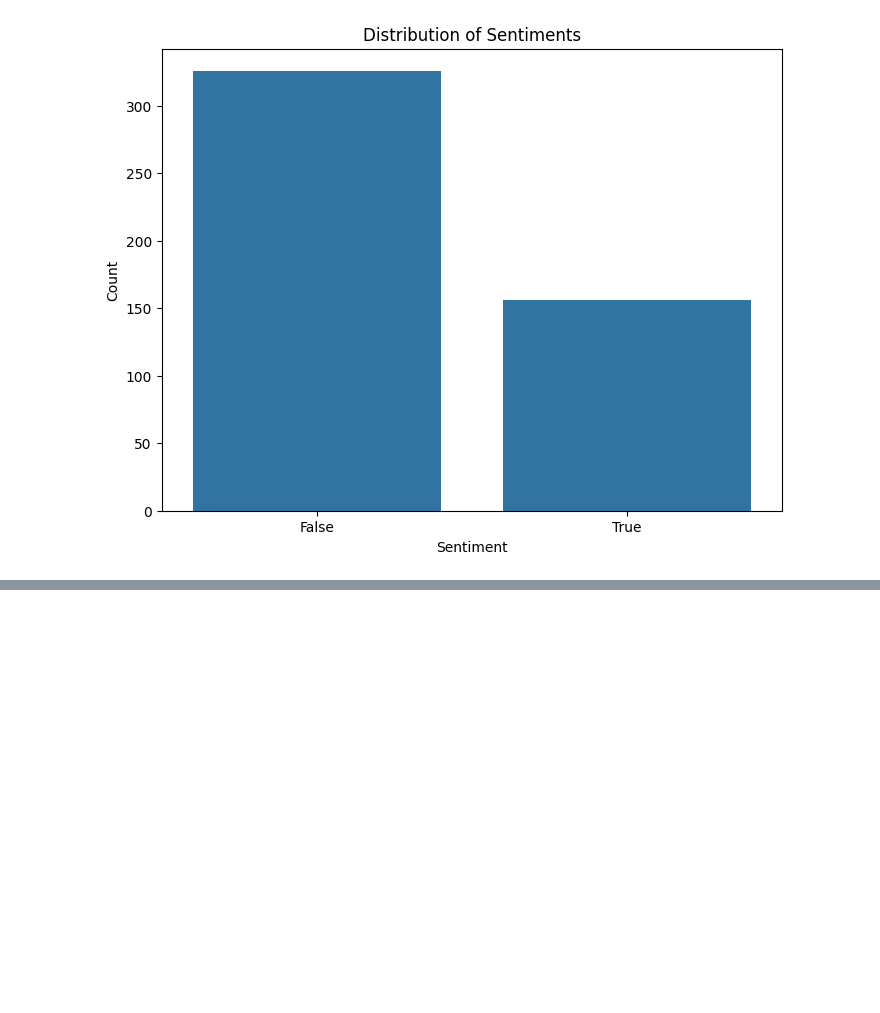
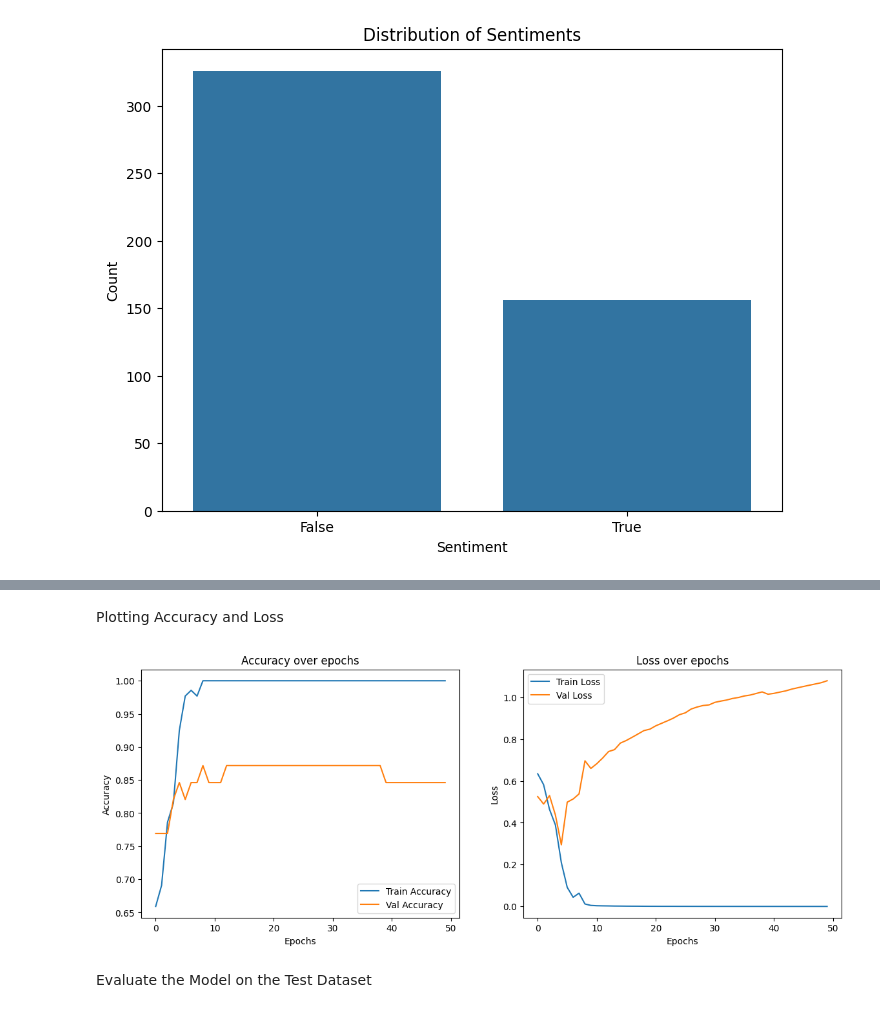
Before and after one commit to varunpothu/Research_Methods_Assignment, a Jupyter notebook: R_M__Assignment_3.ipynb, the cells around one changed output, grey strips where cells are left out. Drawn from its saved outputs; the diff is of its cells as text; code cells hidden in the pictures; blank space fills up the shorter version.

```diff
--- a/R_M__Assignment_3.ipynb
+++ b/R_M__Assignment_3.ipynb
@@ -493,0 +292,12 @@ weighted avg       0.51      0.54      0.52        97
+# %%
+# Load the BERT tokenizer
+tokenizer = BertTokenizer.from_pretrained("bert-base-uncased")
+
+# Tokenize the text data
+def tokenize(texts):
+    return tokenizer(texts, padding="max_length", truncation=True, max_length=512, return_tensors="tf")
+
+# Apply tokenization to train, validation, and test sets
+train_inputs = tokenize(train_df['Content'].tolist())
+val_inputs = tokenize(val_df['Content'].tolist())
+test_inputs = tokenize(test_df['Content'].tolist())
@@ -493,0 +353,7 @@ weighted avg       0.51      0.54      0.52        97
+# %%
+# Train the model with validation
+history = model.fit(
+    train_dataset,
+    validation_data=val_dataset,
+    epochs=50
+)
@@ -493,0 +378,32 @@ weighted avg       0.51      0.54      0.52        97
+# %% [markdown]
+Plotting Accuracy and Loss
+# %%
+# Plot accuracy and loss
+def plot_metrics(history):
+    # Accuracy plot
+    plt.figure(figsize=(14, 5))
+
+    plt.subplot(1, 2, 1)
+    plt.plot(history.history['sparse_categorical_accuracy'], label='Train Accuracy')
+    plt.plot(history.history['val_sparse_categorical_accuracy'], label='Val Accuracy')
+    plt.title('Accuracy over epochs')
+    plt.xlabel('Epochs')
+    plt.ylabel('Accuracy')
+    plt.legend()
+
+    # Loss plot
+    plt.subplot(1, 2, 2)
+    plt.plot(history.history['loss'], label='Train Loss')
+    plt.plot(history.history['val_loss'], label='Val Loss')
+    plt.title('Loss over epochs')
+    plt.xlabel('Epochs')
+    plt.ylabel('Loss')
+    plt.legend()
+
+    plt.show()
+
+plot_metrics(history)
+# %% [output]
+[figure, added]
+# %% [markdown]
+Evaluate the Model on the Test Dataset
```
Also changed, not shown: parts of 38 cells of this notebook.
